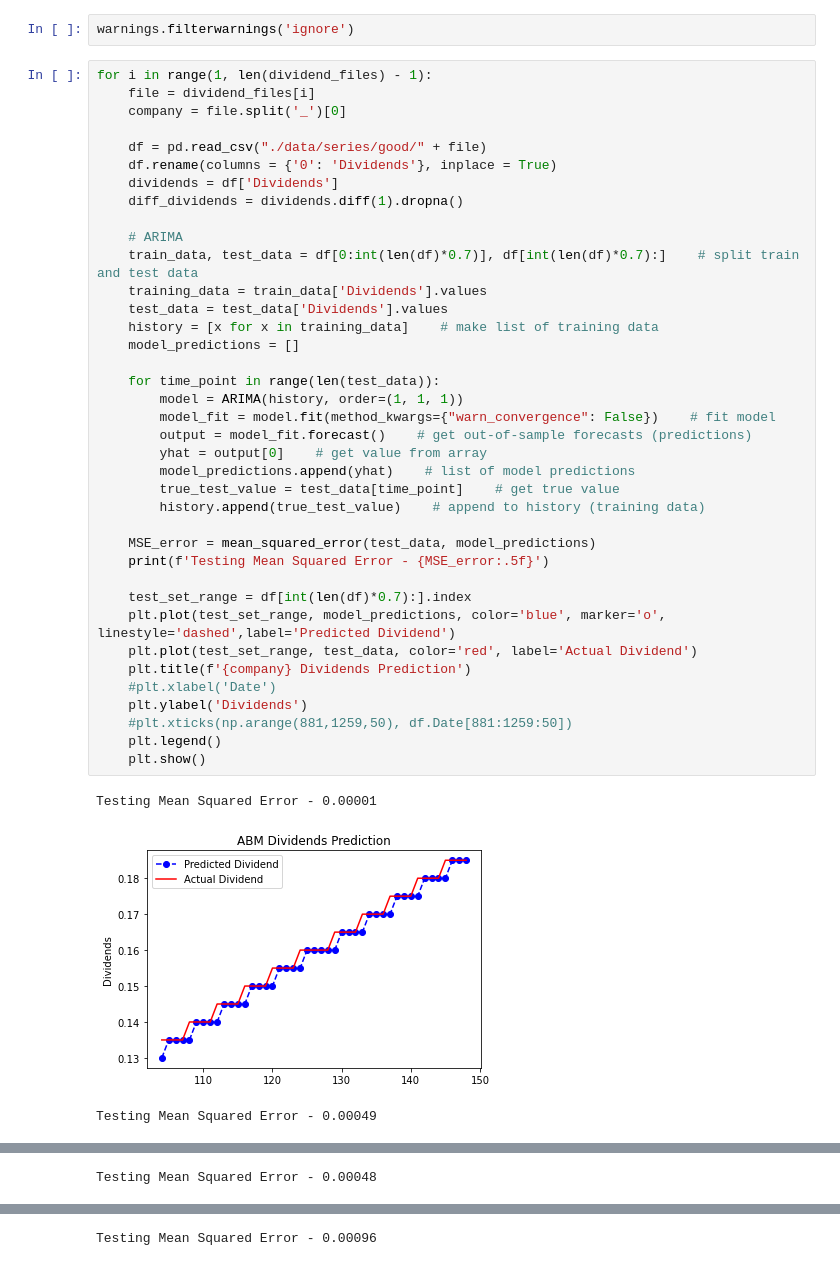
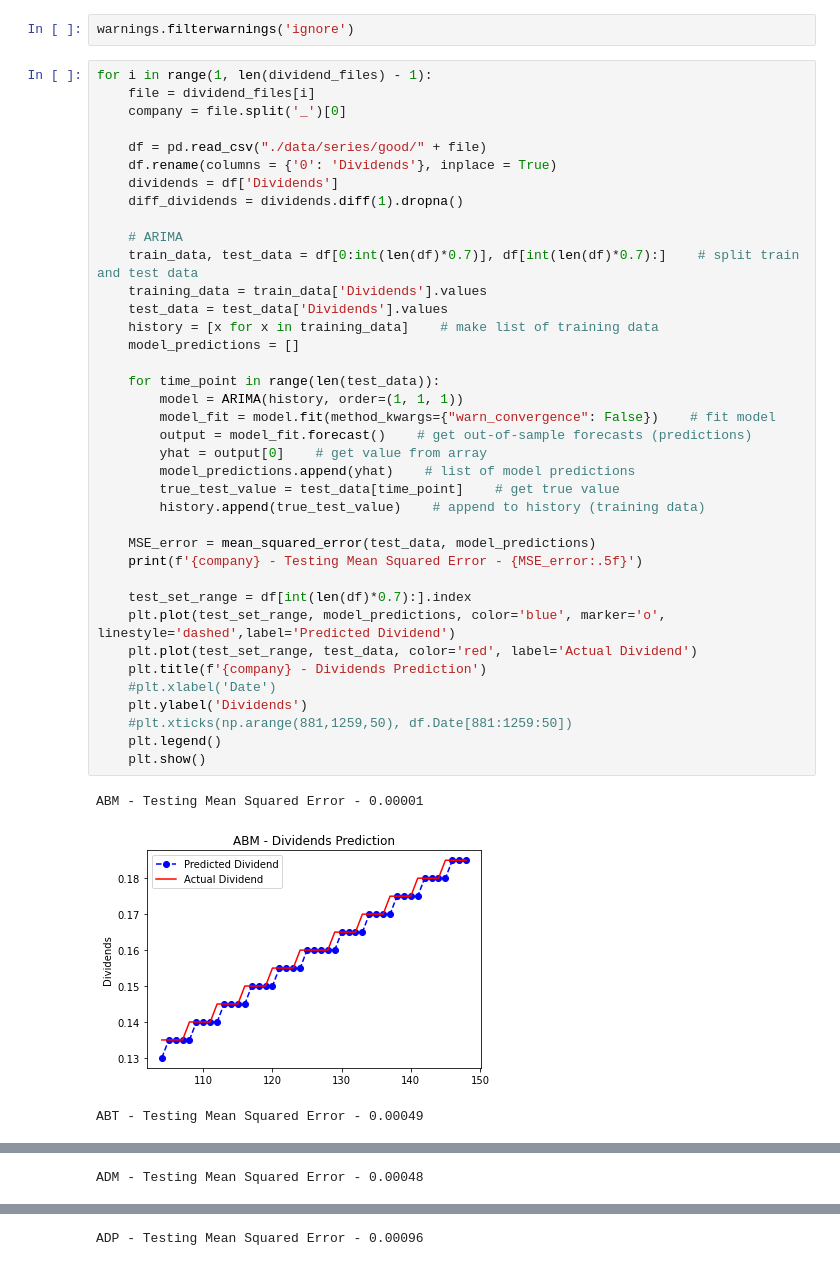
Before and after one commit to danpelis/DividendChampionPredictor, a Jupyter notebook: ARIMA_Forecasting-All_Companys.ipynb, the cells around one changed output, grey strips where cells are left out. Cells and saved outputs as stored; diff of their text form.

```diff
--- a/ARIMA_Forecasting-All_Companys.ipynb
+++ b/ARIMA_Forecasting-All_Companys.ipynb
@@ -35,35 +35,35 @@ for i in range(1, len(dividend_files) - 1):
     dividends = df['Dividends']
     diff_dividends = dividends.diff(1).dropna()
 
     # ARIMA
     train_data, test_data = df[0:int(len(df)*0.7)], df[int(len(df)*0.7):]    # split train and test data
     training_data = train_data['Dividends'].values
     test_data = test_data['Dividends'].values
     history = [x for x in training_data]    # make list of training data
     model_predictions = []
 
     for time_point in range(len(test_data)):
         model = ARIMA(history, order=(1, 1, 1))
         model_fit = model.fit(method_kwargs={"warn_convergence": False})    # fit model
         output = model_fit.forecast()    # get out-of-sample forecasts (predictions)
         yhat = output[0]    # get value from array
         model_predictions.append(yhat)    # list of model predictions
         true_test_value = test_data[time_point]    # get true value
         history.append(true_test_value)    # append to history (training data)
 
     MSE_error = mean_squared_error(test_data, model_predictions)
-    print(f'Testing Mean Squared Error - {MSE_error:.5f}')
+    print(f'{company} - Testing Mean Squared Error - {MSE_error:.5f}')
 
     test_set_range = df[int(len(df)*0.7):].index
     plt.plot(test_set_range, model_predictions, color='blue', marker='o', linestyle='dashed',label='Predicted Dividend')
     plt.plot(test_set_range, test_data, color='red', label='Actual Dividend')
-    plt.title(f'{company} Dividends Prediction')
+    plt.title(f'{company} - Dividends Prediction')
     #plt.xlabel('Date')
     plt.ylabel('Dividends')
     #plt.xticks(np.arange(881,1259,50), df.Date[881:1259:50])
     plt.legend()
     plt.show()
 # %% [output]
-Testing Mean Squared Error - 0.00001
+ABM - Testing Mean Squared Error - 0.00001
-[figure, old version]
+[figure, new version]
-Testing Mean Squared Error - 0.00049
+ABT - Testing Mean Squared Error - 0.00049
@@ -71 +71 @@ Testing Mean Squared Error - 0.00049
-Testing Mean Squared Error - 0.00048
+ADM - Testing Mean Squared Error - 0.00048
@@ -73 +73 @@ Testing Mean Squared Error - 0.00048
-Testing Mean Squared Error - 0.00096
+ADP - Testing Mean Squared Error - 0.00096
```
Also changed, not shown: parts of 1 cell of this notebook, 1 other file.
